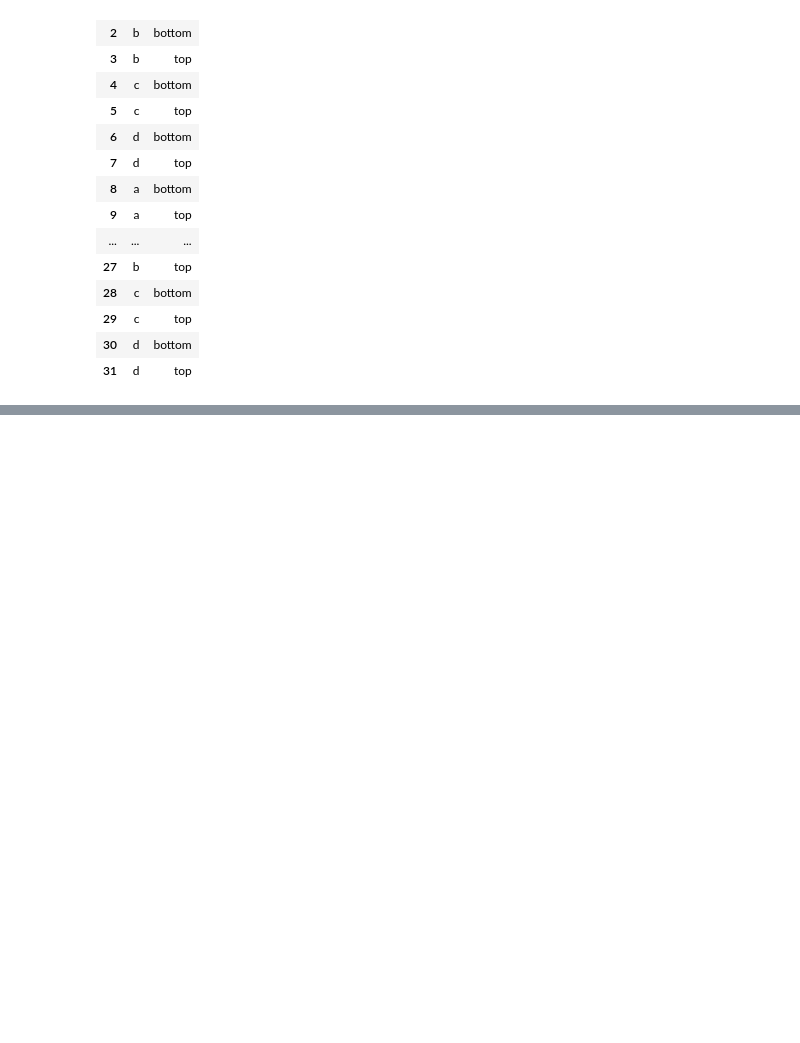
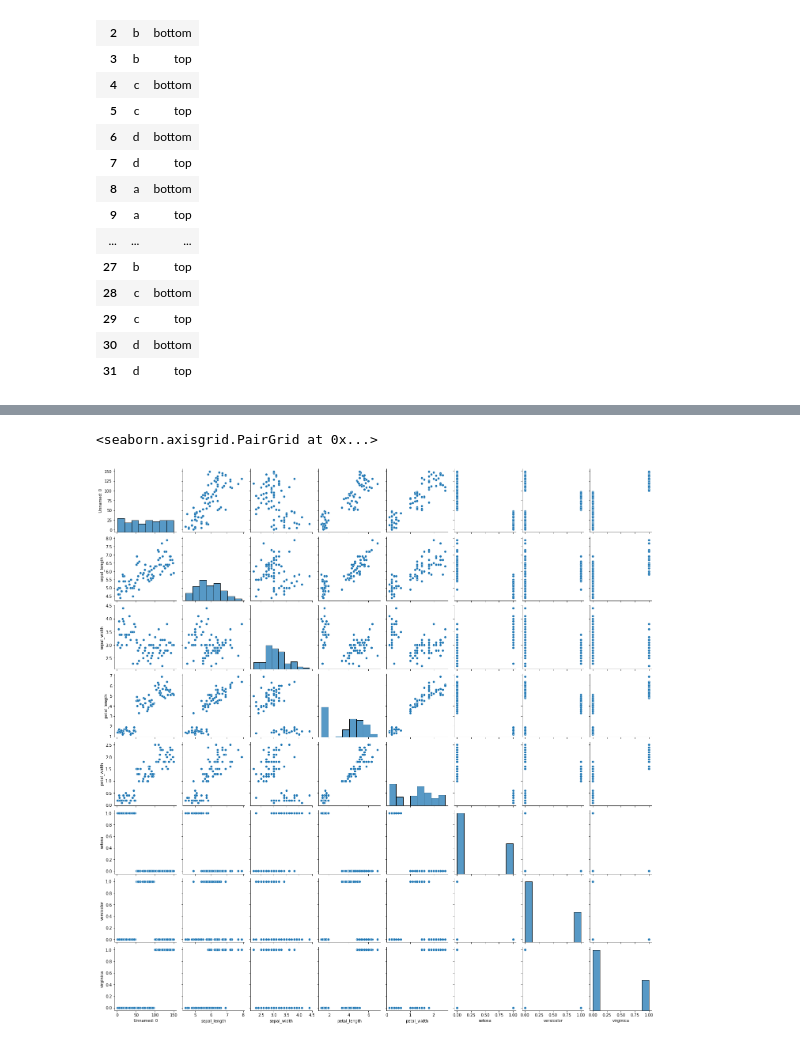
Before and after one commit to Laz-Lopez/classification-exercises, a Jupyter notebook: classification_exercises.ipynb, the cells around one changed output, grey strips where cells are left out. Drawn from its saved outputs; the diff is of its cells as text; code cells hidden in the pictures; blank space fills up the shorter version.

```diff
--- a/classification_exercises.ipynb
+++ b/classification_exercises.ipynb
@@ -885,3 +887,6 @@ cake2
 | 29 | c | top |
 | 30 | d | bottom |
 | 31 | d | top |
+# %%
+iris=acquire.get_iris_data()
+iris
@@ -887,0 +907,6 @@ cake2
+# %%
+iris=prepare.prep_iris(iris)
+# %%
+
+
+train, val, test = prepare.train_validate_test_split(iris, 'species', seed=123)
@@ -887,0 +928,5 @@ cake2
+# %%
+sns.pairplot(train)
+# %% [output]
+<seaborn.axisgrid.PairGrid at 0x...>
+[figure, added]
```
Also changed, not shown: parts of 18 cells of this notebook.
